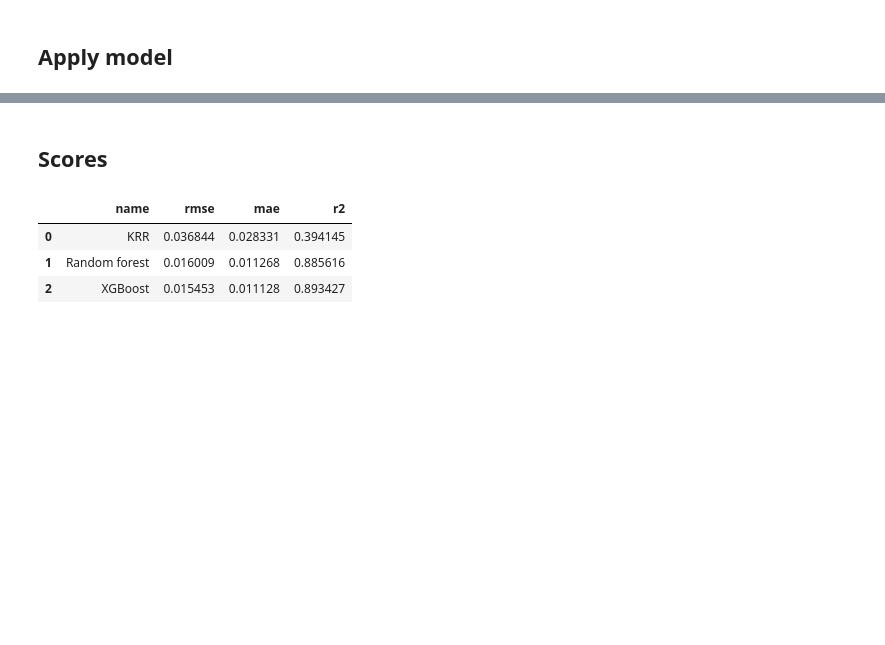
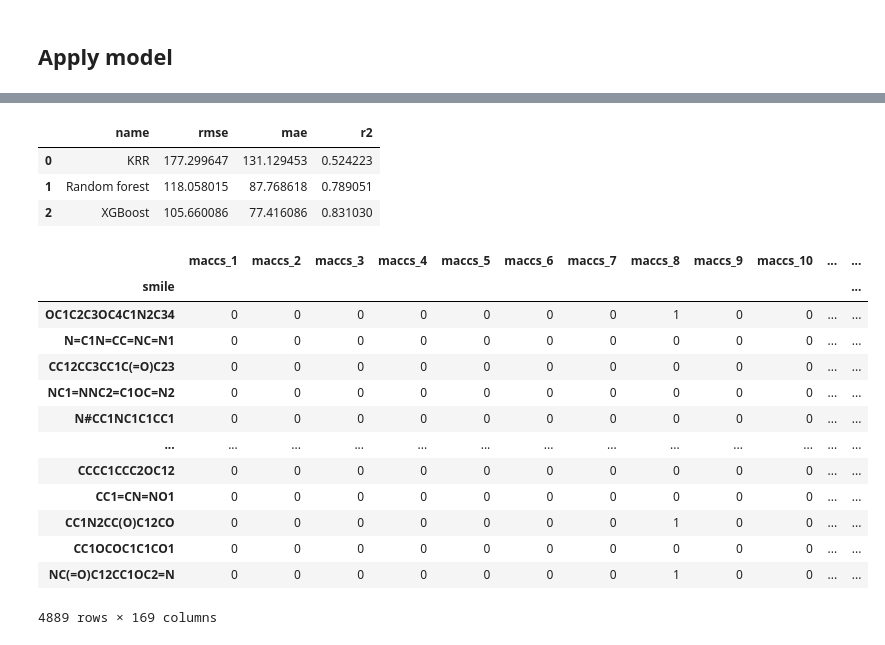
Before and after one commit to Top34051/foundry-model, a Jupyter notebook: codes/homo-lumo-ml.ipynb, the cells around one changed output, grey strips where cells are left out. Saved outputs shown, nothing was run; the diff lists cells and outputs as text; code cells hidden in the pictures; blank space fills up the shorter version.

Commit message:
atomization_e added

```diff
--- a/codes/homo-lumo-ml.ipynb
+++ b/codes/homo-lumo-ml.ipynb
@@ -107,6 +107,7 @@ for i in range(167):
     vals = [int(fp[i]) for fp in maccs_fp]
     if i != 0:
         maccs[f'maccs_{i}'] = vals
+maccs['atomization_e'] = kv_pairs['g4mp2_AtomizationE']
 # %%
 maccs.head()
 # %% [output]
@@ -238,9 +214,26 @@ results.append({
-# %% [markdown]
-## Scores
-# %%
-pd.DataFrame(results)
-# %% [output]
-|  | name | rmse | mae | r2 |
-| 0 | KRR | 0.036844 | 0.028331 | 0.394145 |
-| 1 | Random forest | 0.016009 | 0.011268 | 0.885616 |
-| 2 | XGBoost | 0.015453 | 0.011128 | 0.893427 |
+# %%
+X = data.drop(['homo', 'lumo', 'atomization_e'], axis = 1)
+y = data['atomization_e']
+fit(X, y)
+# %% [output]
+|  | name | rmse | mae | r2 |
+| 0 | KRR | 177.299647 | 131.129453 | 0.524223 |
+| 1 | Random forest | 118.058015 | 87.768618 | 0.789051 |
+| 2 | XGBoost | 105.660086 | 77.416086 | 0.831030 |
+# %%
+data
+# %% [output]
+|  | maccs_1 | maccs_2 | maccs_3 | maccs_4 | maccs_5 | maccs_6 | maccs_7 | maccs_8 | maccs_9 | maccs_10 | ... | ... |
+| smile |  |  |  |  |  |  |  |  |  |  |  | ... |
+| OC1C2C3OC4C1N2C34 | 0 | 0 | 0 | 0 | 0 | 0 | 0 | 1 | 0 | 0 | ... | ... |
+| N=C1N=CC=NC=N1 | 0 | 0 | 0 | 0 | 0 | 0 | 0 | 0 | 0 | 0 | ... | ... |
+| CC12CC3CC1C(=O)C23 | 0 | 0 | 0 | 0 | 0 | 0 | 0 | 0 | 0 | 0 | ... | ... |
+| NC1=NNC2=C1OC=N2 | 0 | 0 | 0 | 0 | 0 | 0 | 0 | 0 | 0 | 0 | ... | ... |
+| N#CC1NC1C1CC1 | 0 | 0 | 0 | 0 | 0 | 0 | 0 | 0 | 0 | 0 | ... | ... |
+| ... | ... | ... | ... | ... | ... | ... | ... | ... | ... | ... | ... | ... |
+| CCCC1CCC2OC12 | 0 | 0 | 0 | 0 | 0 | 0 | 0 | 0 | 0 | 0 | ... | ... |
+| CC1=CN=NO1 | 0 | 0 | 0 | 0 | 0 | 0 | 0 | 0 | 0 | 0 | ... | ... |
+| CC1N2CC(O)C12CO | 0 | 0 | 0 | 0 | 0 | 0 | 0 | 1 | 0 | 0 | ... | ... |
+| CC1OCOC1C1CO1 | 0 | 0 | 0 | 0 | 0 | 0 | 0 | 0 | 0 | 0 | ... | ... |
+| NC(=O)C12CC1OC2=N | 0 | 0 | 0 | 0 | 0 | 0 | 0 | 1 | 0 | 0 | ... | ... |
+4889 rows × 169 columns
```
Also changed, not shown: parts of 21 cells of this notebook, 4 other files.
